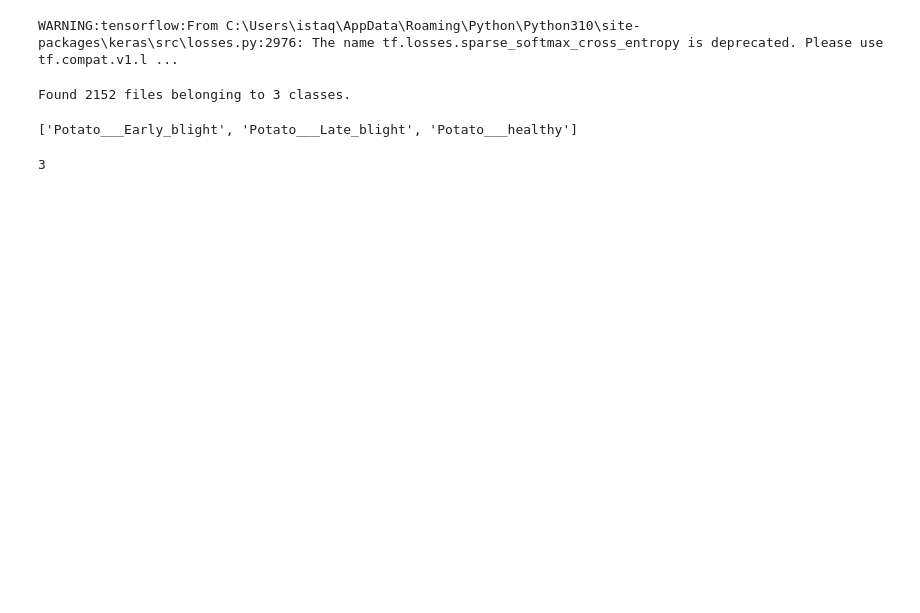
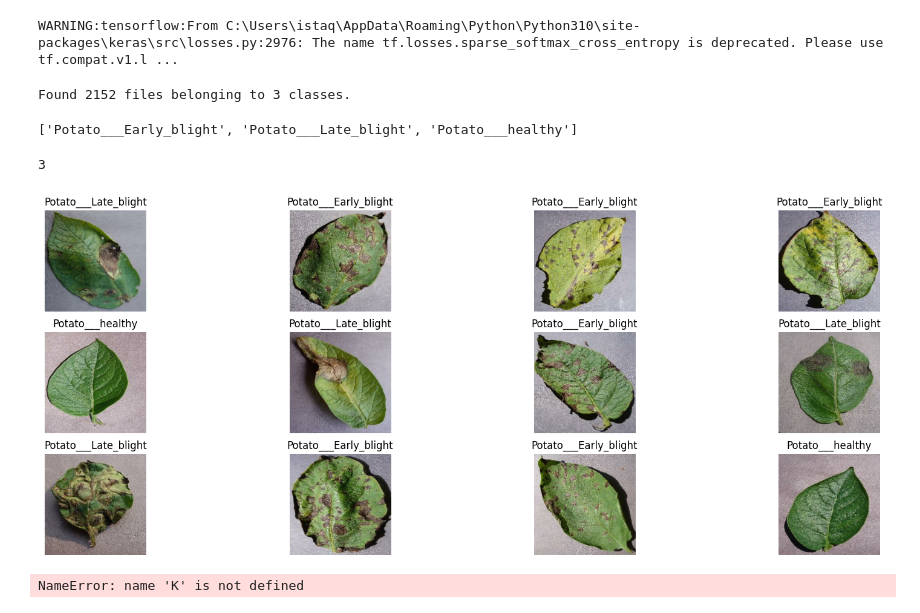
Before and after one commit to FarhanAlam-Official/Yagdrasil, a Jupyter notebook: Training/Training_Model.ipynb, the cells around one changed output. Drawn from its saved outputs; the diff is of its cells as text; code cells hidden in the pictures; blank space fills up the shorter version.

Commit message:
Training Dataset

```diff
--- a/Training/Training_Model.ipynb
+++ b/Training/Training_Model.ipynb
@@ -29,3 +29,32 @@ class_names
 len(dataset.class_names)
 # %% [output]
 3
+# %%
+def get_dataset_partitions_tf(ds, train_split=0.8, val_split=0.1, test_split=0.1, shuffle=True, shuffle_size=10000):
+    assert (train_split + test_split + val_split) == 1
+
+    ds_size = ds.cardinality().numpy()
+
+    if shuffle:
+        ds = ds.shuffle(shuffle_size, seed=12)
+
+    train_size = int(train_split * ds_size)
+    val_size = int(val_split * ds_size)
+
+    train_ds = ds.take(train_size)
+    val_ds = ds.skip(train_size).take(val_size)
+    test_ds = ds.skip(train_size).skip(val_size)
+
+    return train_ds, val_ds, test_ds
+# %%
+train_ds,val_ds,test_ds=get_dataset_partitions_tf(dataset)
+# %%
+plt.figure(figsize=(20, 10))
+for images, labels in train_ds.take(5):
+  for i in range(12):
+    ax = plt.subplot(4, 4, i + 1)
+    plt.imshow(images[i].numpy().astype("uint8"))
+    plt.title(class_names[labels[i]])
+    plt.axis("off")
+# %% [output]
+[figure, added]
@@ -31,0 +75,10 @@ len(dataset.class_names)
+# %%
+input_shape = (IMAGE_SIZE, IMAGE_SIZE, CHANNELS)
+batch_input_shape = (BATCH_SIZE, IMAGE_SIZE, IMAGE_SIZE, CHANNELS)
+chanDim = -1
+if K.image_data_format() == "channels_first":
+    input_shape = (CHANNELS, IMAGE_SIZE, IMAGE_SIZE)
+    batch_input_shape = (BATCH_SIZE, CHANNELS, IMAGE_SIZE, IMAGE_SIZE)
+    chanDim = 1
+# %% [output]
+NameError: name 'K' is not defined
```
Also changed, not shown: parts of 3 cells of this notebook.
